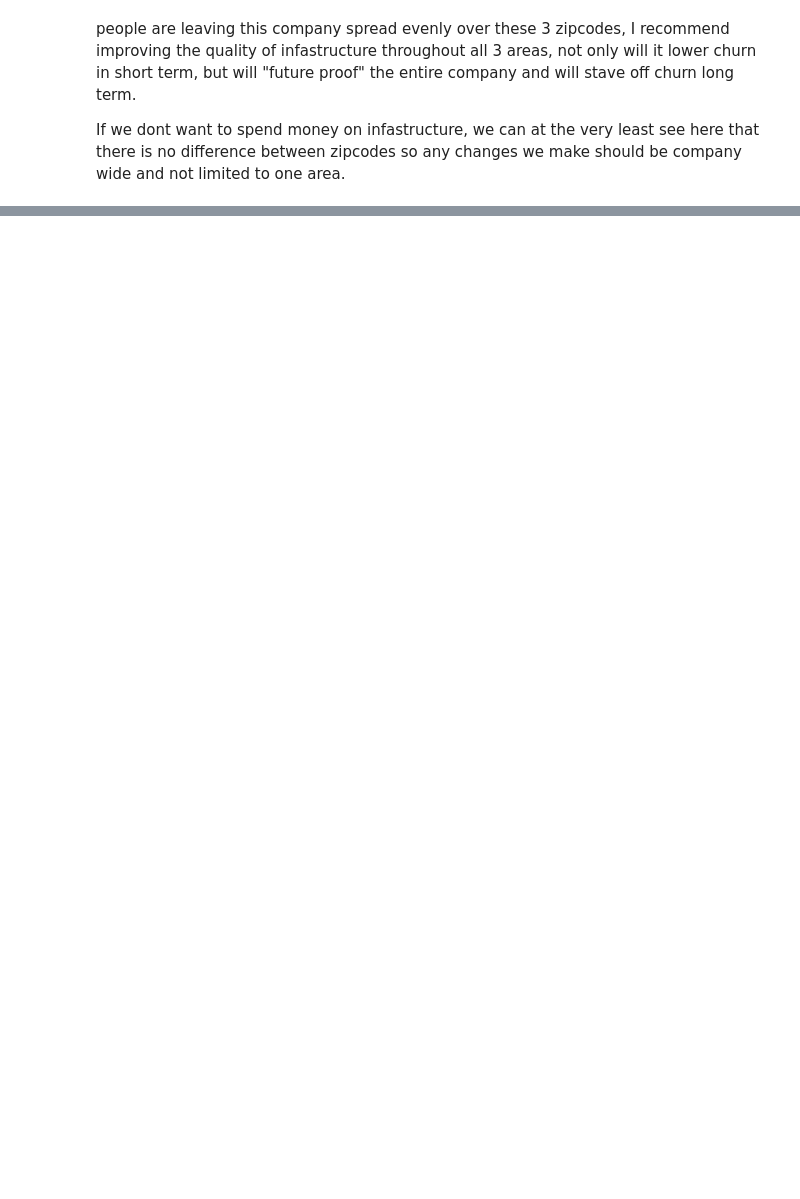
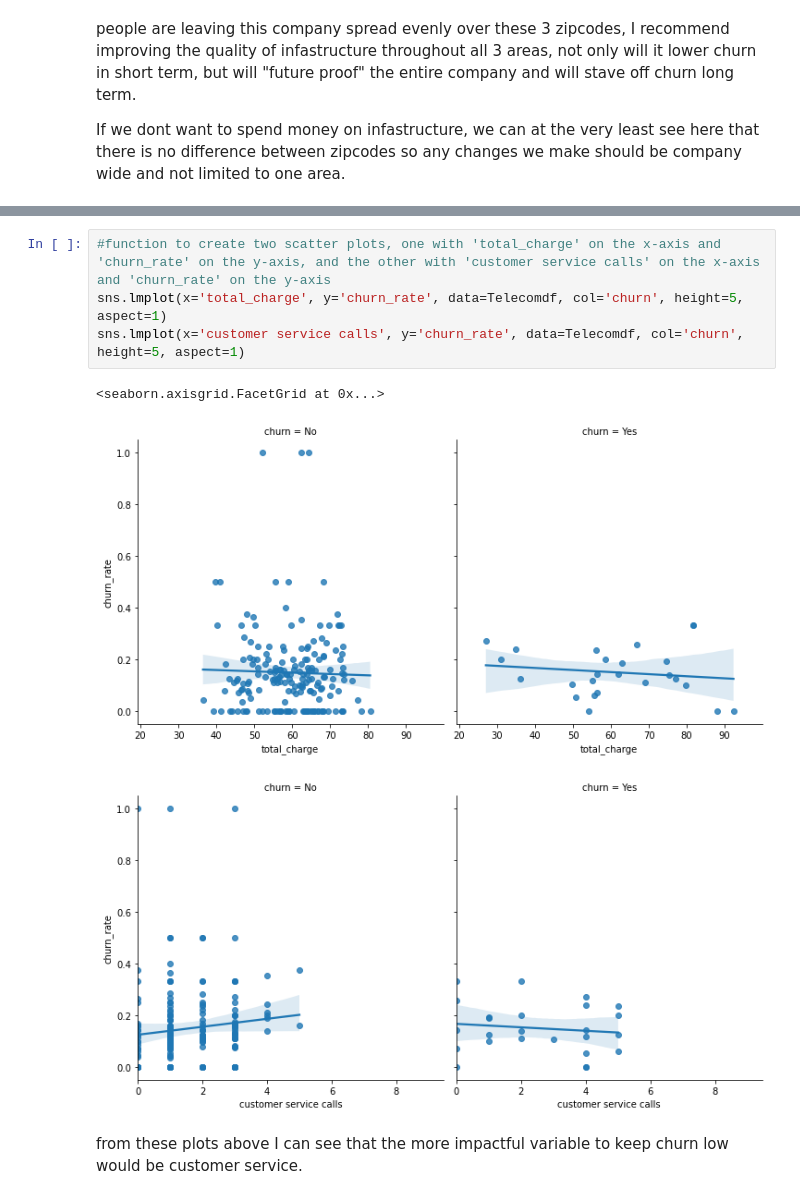
Before and after one commit to MichalOst3389/nhl_team_analysis, a Jupyter notebook: student.ipynb, the cells around one changed output, grey strips where cells are left out. Saved outputs shown, nothing was run; the diff lists cells and outputs as text; blank space fills up the shorter version.

```diff
--- a/student.ipynb
+++ b/student.ipynb
@@ -241,0 +247,10 @@ sns.lmplot(x='total_charge', y='churn_rate', hue='customer service calls', data=
+# %%
+#function to create two scatter plots, one with 'total_charge' on the x-axis and 'churn_rate' on the y-axis, and the other with 'customer service calls' on the x-axis and 'churn_rate' on the y-axis
+sns.lmplot(x='total_charge', y='churn_rate', data=Telecomdf, col='churn', height=5, aspect=1)
+sns.lmplot(x='customer service calls', y='churn_rate', data=Telecomdf, col='churn', height=5, aspect=1)
+# %% [output]
+<seaborn.axisgrid.FacetGrid at 0x...>
+[figure, added]
+[figure, added]
+# %% [markdown]
+from these plots above I can see that the more impactful variable to keep churn low would be customer service.
```
Also changed, not shown: parts of 11 cells of this notebook.
